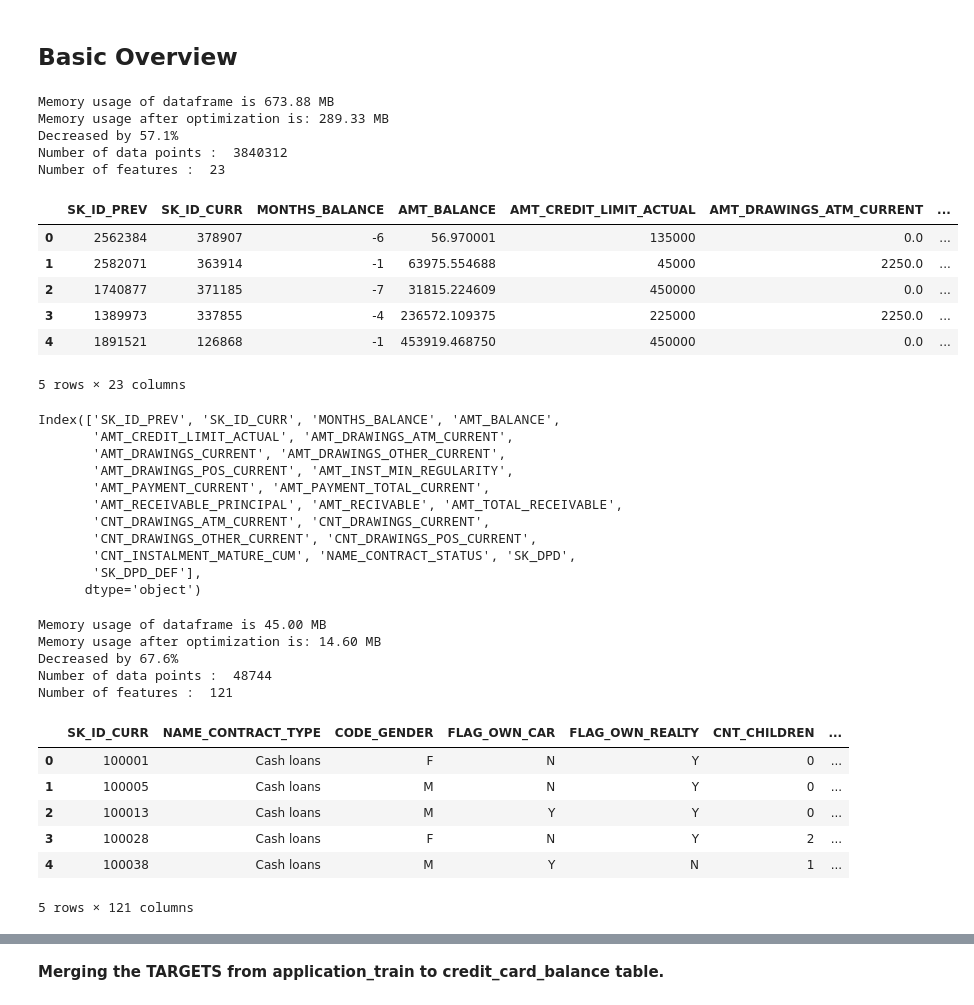
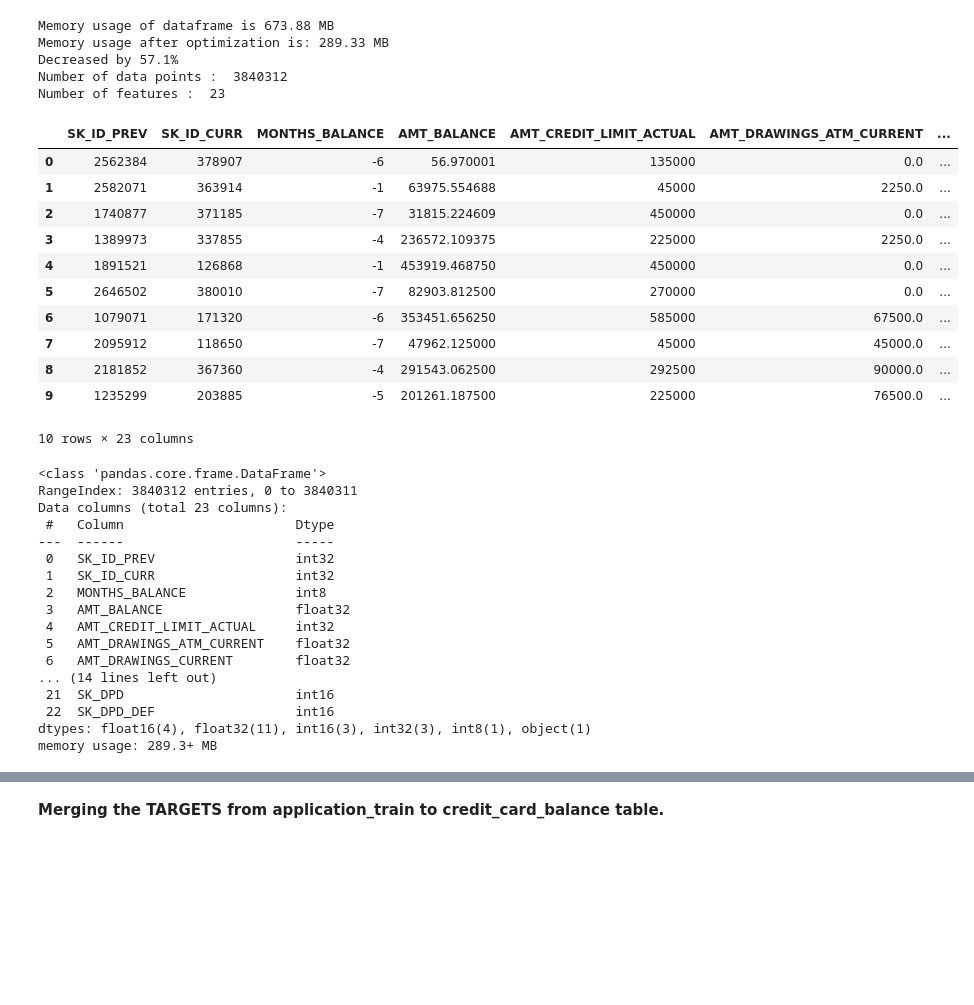
Before and after one commit to uyentk/Home-Credit-Default-Risk, a Jupyter notebook: credit_card_balance.ipynb, the cells around one changed output, grey strips where cells are left out. Cells and saved outputs as stored; diff of their text form; code cells hidden in the pictures; blank space fills up the shorter version.

```diff
--- a/credit_card_balance.ipynb
+++ b/credit_card_balance.ipynb
@@ -412,52 +267,43 @@ Mounted at /content/drive
-# %% [markdown]
-## **Basic Overview**
 # %%
 credit_card_balance = reduce_memory_usage(pd.read_csv('/content/drive/MyDrive/Colab/credit_card_balance.csv'))
 print('Number of data points : ', credit_card_balance.shape[0])
 print('Number of features : ', credit_card_balance.shape[1])
-credit_card_balance.head()
+credit_card_balance.head(10)
 # %% [output]
 Memory usage of dataframe is 673.88 MB
 Memory usage after optimization is: 289.33 MB
 Decreased by 57.1%
 Number of data points :  3840312
 Number of features :  23
 |  | SK_ID_PREV | SK_ID_CURR | MONTHS_BALANCE | AMT_BALANCE | AMT_CREDIT_LIMIT_ACTUAL | AMT_DRAWINGS_ATM_CURRENT | ... |
 | 0 | 2562384 | 378907 | -6 | 56.970001 | 135000 | 0.0 | ... |
 | 1 | 2582071 | 363914 | -1 | 63975.554688 | 45000 | 2250.0 | ... |
 | 2 | 1740877 | 371185 | -7 | 31815.224609 | 450000 | 0.0 | ... |
 | 3 | 1389973 | 337855 | -4 | 236572.109375 | 225000 | 2250.0 | ... |
 | 4 | 1891521 | 126868 | -1 | 453919.468750 | 450000 | 0.0 | ... |
+| 5 | 2646502 | 380010 | -7 | 82903.812500 | 270000 | 0.0 | ... |
+| 6 | 1079071 | 171320 | -6 | 353451.656250 | 585000 | 67500.0 | ... |
+| 7 | 2095912 | 118650 | -7 | 47962.125000 | 45000 | 45000.0 | ... |
+| 8 | 2181852 | 367360 | -4 | 291543.062500 | 292500 | 90000.0 | ... |
+| 9 | 1235299 | 203885 | -5 | 201261.187500 | 225000 | 76500.0 | ... |
-5 rows × 23 columns
+10 rows × 23 columns
 # %%
-credit_card_balance.columns
+credit_card_balance.info()
 # %% [output]
-Index(['SK_ID_PREV', 'SK_ID_CURR', 'MONTHS_BALANCE', 'AMT_BALANCE',
-       'AMT_CREDIT_LIMIT_ACTUAL', 'AMT_DRAWINGS_ATM_CURRENT',
-       'AMT_DRAWINGS_CURRENT', 'AMT_DRAWINGS_OTHER_CURRENT',
-       'AMT_DRAWINGS_POS_CURRENT', 'AMT_INST_MIN_REGULARITY',
-       'AMT_PAYMENT_CURRENT', 'AMT_PAYMENT_TOTAL_CURRENT',
-       'AMT_RECEIVABLE_PRINCIPAL', 'AMT_RECIVABLE', 'AMT_TOTAL_RECEIVABLE',
-       'CNT_DRAWINGS_ATM_CURRENT', 'CNT_DRAWINGS_CURRENT',
-       'CNT_DRAWINGS_OTHER_CURRENT', 'CNT_DRAWINGS_POS_CURRENT',
-       'CNT_INSTALMENT_MATURE_CUM', 'NAME_CONTRACT_STATUS', 'SK_DPD',
-       'SK_DPD_DEF'],
-      dtype='object')
+<class 'pandas.core.frame.DataFrame'>
+RangeIndex: 3840312 entries, 0 to 3840311
+Data columns (total 23 columns):
+ #   Column                      Dtype
+---  ------                      -----
+ 0   SK_ID_PREV                  int32
+ 1   SK_ID_CURR                  int32
+ 2   MONTHS_BALANCE              int8
+ 3   AMT_BALANCE                 float32
+ 4   AMT_CREDIT_LIMIT_ACTUAL     int32
+ 5   AMT_DRAWINGS_ATM_CURRENT    float32
+ 6   AMT_DRAWINGS_CURRENT        float32
+... (14 lines left out)
+ 21  SK_DPD                      int16
+ 22  SK_DPD_DEF                  int16
+dtypes: float16(4), float32(11), int16(3), int32(3), int8(1), object(1)
+memory usage: 289.3+ MB
-# %%
-application_test = reduce_memory_usage(pd.read_csv('/content/drive/MyDrive/Colab/application_test.csv'))
-print('Number of data points : ', test_data.shape[0])
-print('Number of features : ', test_data.shape[1])
-test_data.head()
-# %% [output]
-Memory usage of dataframe is 45.00 MB
-Memory usage after optimization is: 14.60 MB
-Decreased by 67.6%
-Number of data points :  48744
-Number of features :  121
-|  | SK_ID_CURR | NAME_CONTRACT_TYPE | CODE_GENDER | FLAG_OWN_CAR | FLAG_OWN_REALTY | CNT_CHILDREN | ... |
-| 0 | 100001 | Cash loans | F | N | Y | 0 | ... |
-| 1 | 100005 | Cash loans | M | N | Y | 0 | ... |
-| 2 | 100013 | Cash loans | M | Y | Y | 0 | ... |
-| 3 | 100028 | Cash loans | F | N | Y | 2 | ... |
-| 4 | 100038 | Cash loans | M | Y | N | 1 | ... |
-5 rows × 121 columns
```
Also changed, not shown: parts of 48 cells of this notebook.
